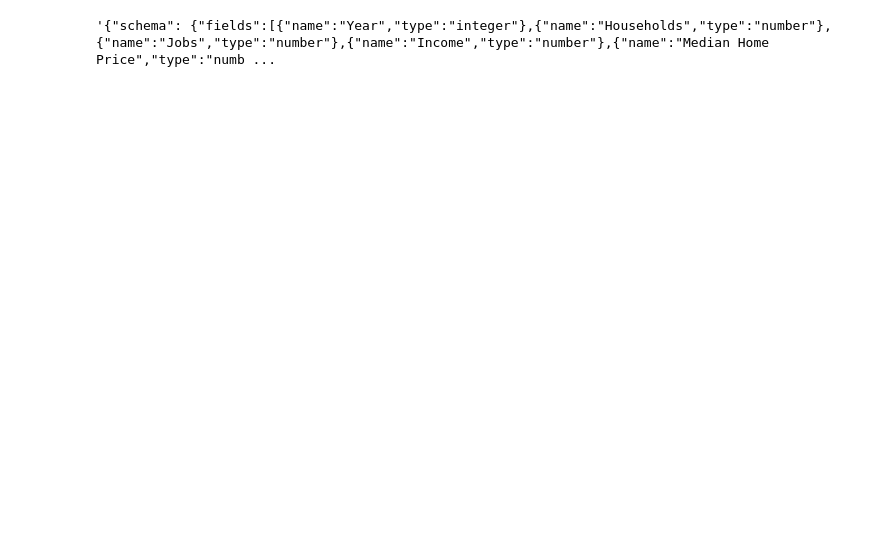
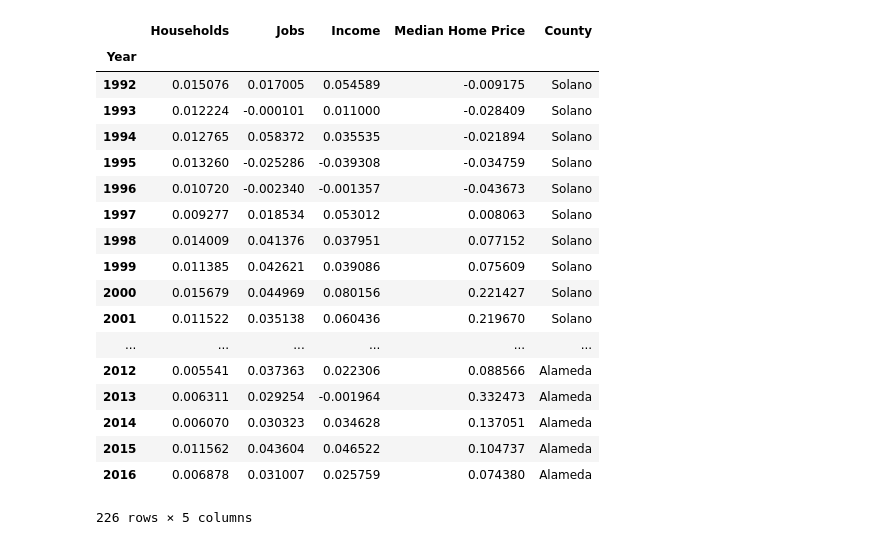
Before and after one commit to Niyatihd/BC-Project3, a Jupyter notebook: Untitled.ipynb, the cells around one changed output. Drawn from its saved outputs; the diff is of its cells as text; code cells hidden in the pictures; blank space fills up the shorter version.

```diff
--- a/Untitled.ipynb
+++ b/Untitled.ipynb
@@ -62,34 +62,55 @@ SanMateoDFchg
 SantaClaraDF = CountyLevelDF.loc[CountyLevelDF["County"] =="Santa Clara"]
 SantaClaraDF = SantaClaraDF.drop(['County'],axis  = 1)
 SantaClaraDF.set_index("Year",inplace = True)
 SantaClaraDFchg = SantaClaraDF.pct_change()
 SantaClaraDFchg = SantaClaraDFchg.dropna()
 SantaClaraDFchg ["County"] = "San Clara"
 SantaClaraDFchg
 
 SonomaDF = CountyLevelDF.loc[CountyLevelDF["County"] =="Sonoma"]
 SonomaDF = SonomaDF.drop(['County'],axis  = 1)
 SonomaDF.set_index("Year",inplace = True)
 SonomaDFchg = SonomaDF.pct_change()
 SonomaDFchg = SonomaDFchg.dropna()
 SonomaDFchg ["County"] = "Sonoma"
 SonomaDFchg
 
 SolanoDF = CountyLevelDF.loc[CountyLevelDF["County"] =="Solano"]
 SolanoDF = SolanoDF.drop(['County'],axis  = 1)
 SolanoDF.set_index("Year",inplace = True)
 SolanoDFchg = SolanoDF.pct_change()
 SolanoDFchg = SolanoDFchg.dropna()
 SolanoDFchg ["County"] = "Solano"
 
 
 frames = [SolanoDFchg, SonomaDFchg, SantaClaraDFchg,SanMateoDFchg,SfoDFchg,NapaDFchg,MarinDFchg,ContrCostaDFchg,AlamedaDFchg]
 result = pd.concat(frames)
 result = result.rename(columns = {"EstHouseholds": "Households","Employees" : "Jobs","AvgAnnualPay" : "Income","Avg.Median Home price": "Median Home Price"})
 result.to_csv(os.path.join("resources","HistoricalData","CountyLevelSummary_PctChange.csv"))
 result.to_json(orient='table')
+
+result.columns=[''.join(col) for col in result.columns]
+result
 # %% [output]
+|  | Households | Jobs | Income | Median Home Price | County |
+| Year |  |  |  |  |  |
+| 1992 | 0.015076 | 0.017005 | 0.054589 | -0.009175 | Solano |
+| 1993 | 0.012224 | -0.000101 | 0.011000 | -0.028409 | Solano |
+| 1994 | 0.012765 | 0.058372 | 0.035535 | -0.021894 | Solano |
+| 1995 | 0.013260 | -0.025286 | -0.039308 | -0.034759 | Solano |
+| 1996 | 0.010720 | -0.002340 | -0.001357 | -0.043673 | Solano |
+| 1997 | 0.009277 | 0.018534 | 0.053012 | 0.008063 | Solano |
+| 1998 | 0.014009 | 0.041376 | 0.037951 | 0.077152 | Solano |
+| 1999 | 0.011385 | 0.042621 | 0.039086 | 0.075609 | Solano |
+| 2000 | 0.015679 | 0.044969 | 0.080156 | 0.221427 | Solano |
+| 2001 | 0.011522 | 0.035138 | 0.060436 | 0.219670 | Solano |
+| ... | ... | ... | ... | ... | ... |
+| 2012 | 0.005541 | 0.037363 | 0.022306 | 0.088566 | Alameda |
+| 2013 | 0.006311 | 0.029254 | -0.001964 | 0.332473 | Alameda |
+| 2014 | 0.006070 | 0.030323 | 0.034628 | 0.137051 | Alameda |
+| 2015 | 0.011562 | 0.043604 | 0.046522 | 0.104737 | Alameda |
+| 2016 | 0.006878 | 0.031007 | 0.025759 | 0.074380 | Alameda |
-'{"schema": {"fields":[{"name":"Year","type":"integer"},{"name":"Households","type":"number"},{"name":"Jobs","type":"number"},{"name":"Income","type":"number"},{"name":"Median Home Price","type":"numb ...
+226 rows × 5 columns
 # %%
 ContraCostaDF = CountyLevelDF.loc[CountyLevelDF["County"] =="Contra Costa"]
 MarinDF = CountyLevelDF.loc[CountyLevelDF["County"] =="Marin"]
```
Also changed, not shown: 2 other files.
